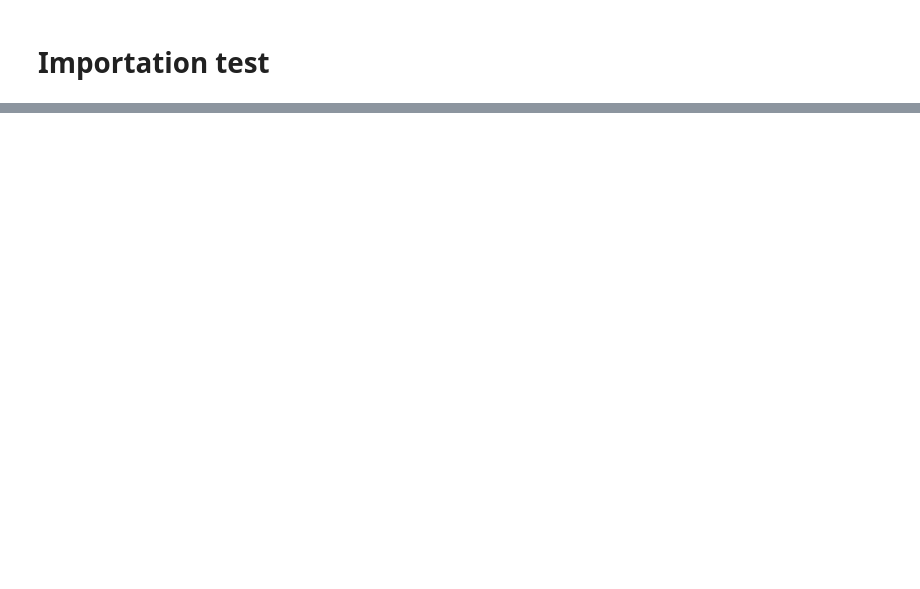
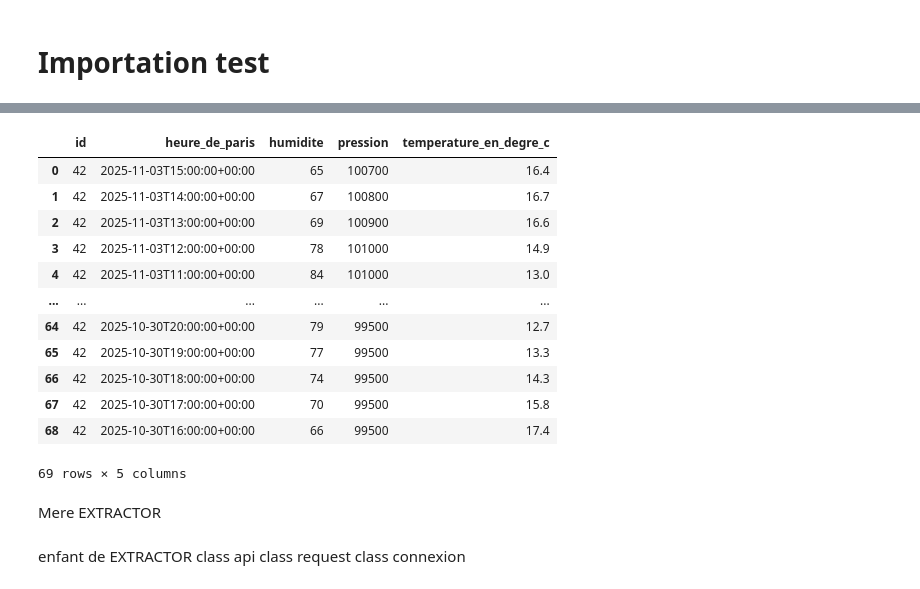
Before and after one commit to Charlyf-Data/projet_weather_algo_poo, a Jupyter notebook: test.ipynb, the cells around one changed output, grey strips where cells are left out. Cells and saved outputs as stored; diff of their text form; code cells hidden in the pictures; blank space fills up the shorter version.

Commit message:
extractors & test unitaire & validators

```diff
--- a/test.ipynb
+++ b/test.ipynb
@@ -85 +203,17 @@ data
+# %%
+df
+# %% [output]
+|  | id | heure_de_paris | humidite | pression | temperature_en_degre_c |
+| 0 | 42 | 2025-11-03T15:00:00+00:00 | 65 | 100700 | 16.4 |
+| 1 | 42 | 2025-11-03T14:00:00+00:00 | 67 | 100800 | 16.7 |
+| 2 | 42 | 2025-11-03T13:00:00+00:00 | 69 | 100900 | 16.6 |
+| 3 | 42 | 2025-11-03T12:00:00+00:00 | 78 | 101000 | 14.9 |
+| 4 | 42 | 2025-11-03T11:00:00+00:00 | 84 | 101000 | 13.0 |
+| ... | ... | ... | ... | ... | ... |
+| 64 | 42 | 2025-10-30T20:00:00+00:00 | 79 | 99500 | 12.7 |
+| 65 | 42 | 2025-10-30T19:00:00+00:00 | 77 | 99500 | 13.3 |
+| 66 | 42 | 2025-10-30T18:00:00+00:00 | 74 | 99500 | 14.3 |
+| 67 | 42 | 2025-10-30T17:00:00+00:00 | 70 | 99500 | 15.8 |
+| 68 | 42 | 2025-10-30T16:00:00+00:00 | 66 | 99500 | 17.4 |
+69 rows × 5 columns
 # %%
@@ -87,3 +221,5 @@ class origine :
     def personne( self, atribut, parle ):
         self.atribut: str  = atribut
         self.parle : str = parle
+# %% [markdown]
+Mere EXTRACTOR
@@ -89,0 +229,5 @@ class origine :
+# %% [markdown]
+enfant de EXTRACTOR
+    class api
+    class request
+    class connexion
```
Also changed, not shown: parts of 13 cells of this notebook, 9 other files.
